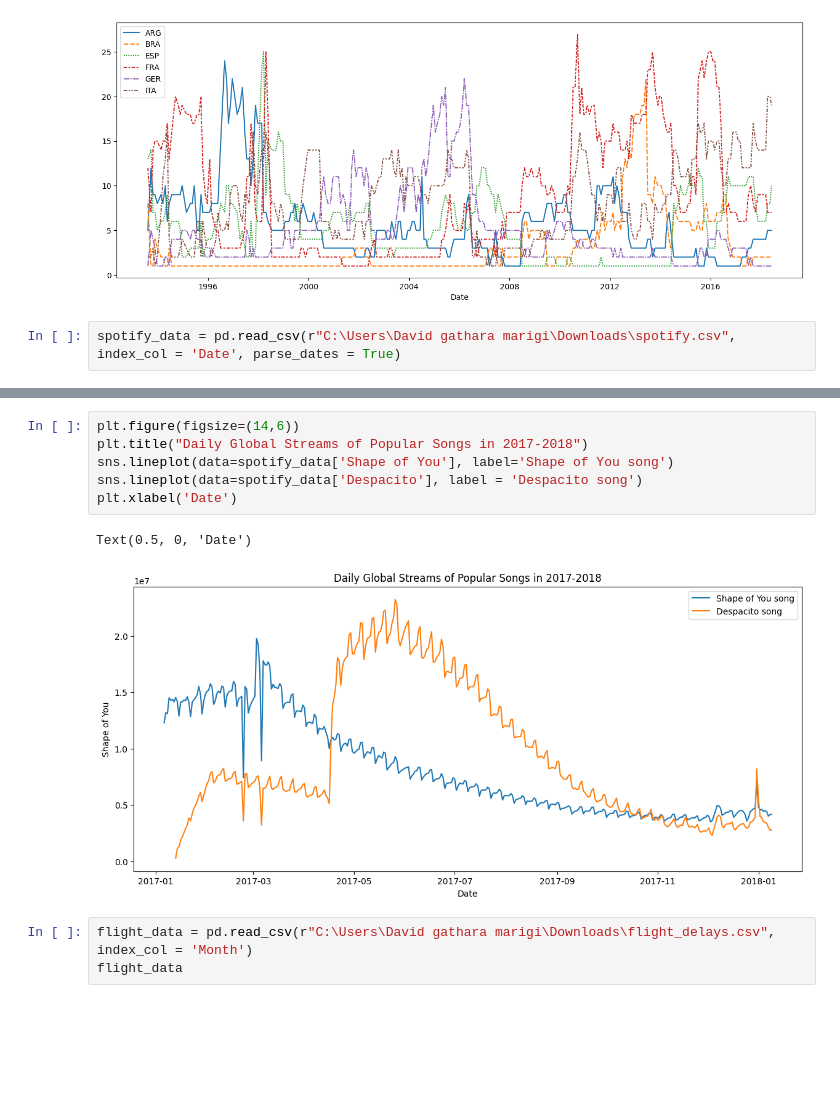
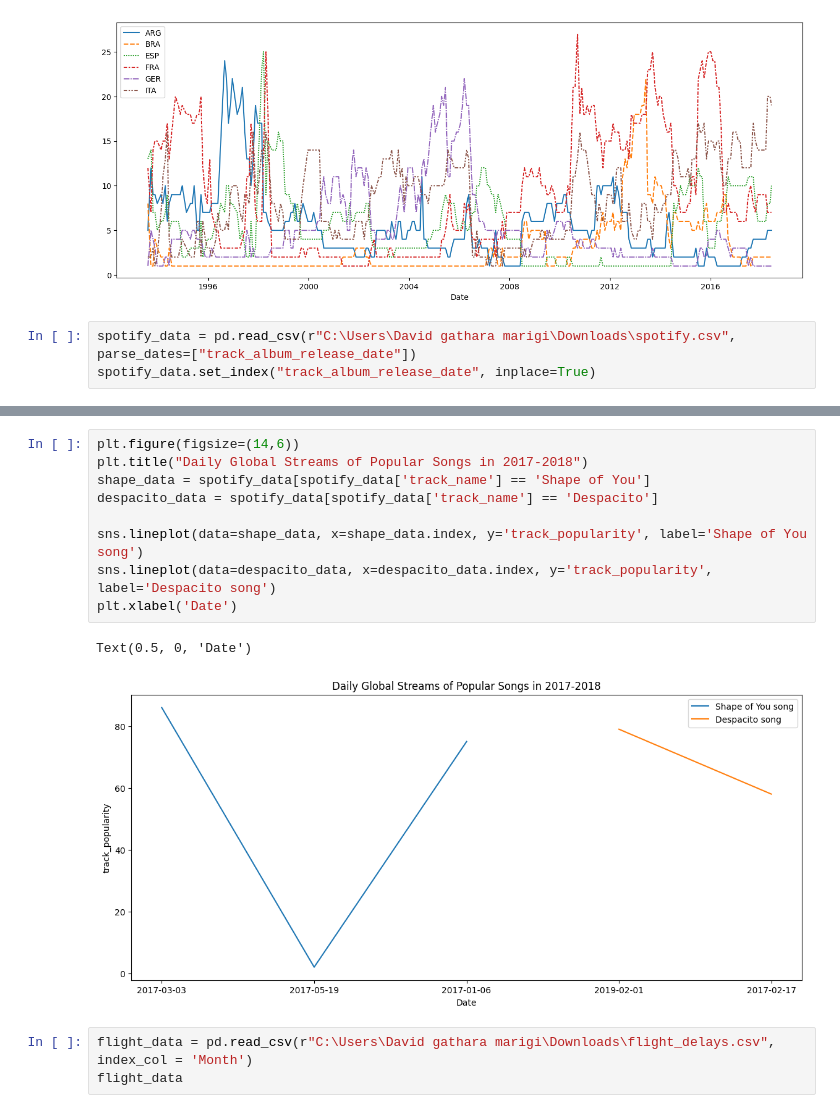
Before and after one commit to gathara66david/practice-from-jupyter-notebook, a Jupyter notebook: Seaborn.ipynb, the cells around one changed output, grey strips where cells are left out. Drawn from its saved outputs; the diff is of its cells as text; blank space fills up the shorter version.

```diff
--- a/Seaborn.ipynb
+++ b/Seaborn.ipynb
@@ -13,7 +13,8 @@ sns.lineplot(data = fifa_data)
 <Axes: xlabel='Date'>
 [figure]
 # %%
-spotify_data = pd.read_csv(r"C:\Users\David gathara marigi\Downloads\spotify.csv", index_col = 'Date', parse_dates = True)
+spotify_data = pd.read_csv(r"C:\Users\David gathara marigi\Downloads\spotify.csv", parse_dates=["track_album_release_date"])
+spotify_data.set_index("track_album_release_date", inplace=True)
 # %%
 spotify_data.head()
 # %% [output]
@@ -53,12 +65,15 @@ list(spotify_data)
 # %%
 plt.figure(figsize=(14,6))
 plt.title("Daily Global Streams of Popular Songs in 2017-2018")
-sns.lineplot(data=spotify_data['Shape of You'], label='Shape of You song')
-sns.lineplot(data=spotify_data['Despacito'], label = 'Despacito song')
+shape_data = spotify_data[spotify_data['track_name'] == 'Shape of You']
+despacito_data = spotify_data[spotify_data['track_name'] == 'Despacito']
+
+sns.lineplot(data=shape_data, x=shape_data.index, y='track_popularity', label='Shape of You song')
+sns.lineplot(data=despacito_data, x=despacito_data.index, y='track_popularity', label='Despacito song')
 plt.xlabel('Date')
 # %% [output]
 Text(0.5, 0, 'Date')
-[figure, old version]
+[figure, new version]
 # %%
 flight_data = pd.read_csv(r"C:\Users\David gathara marigi\Downloads\flight_delays.csv", index_col = 'Month')
 flight_data
```
Also changed, not shown: parts of 4 cells of this notebook, 24 other files.
